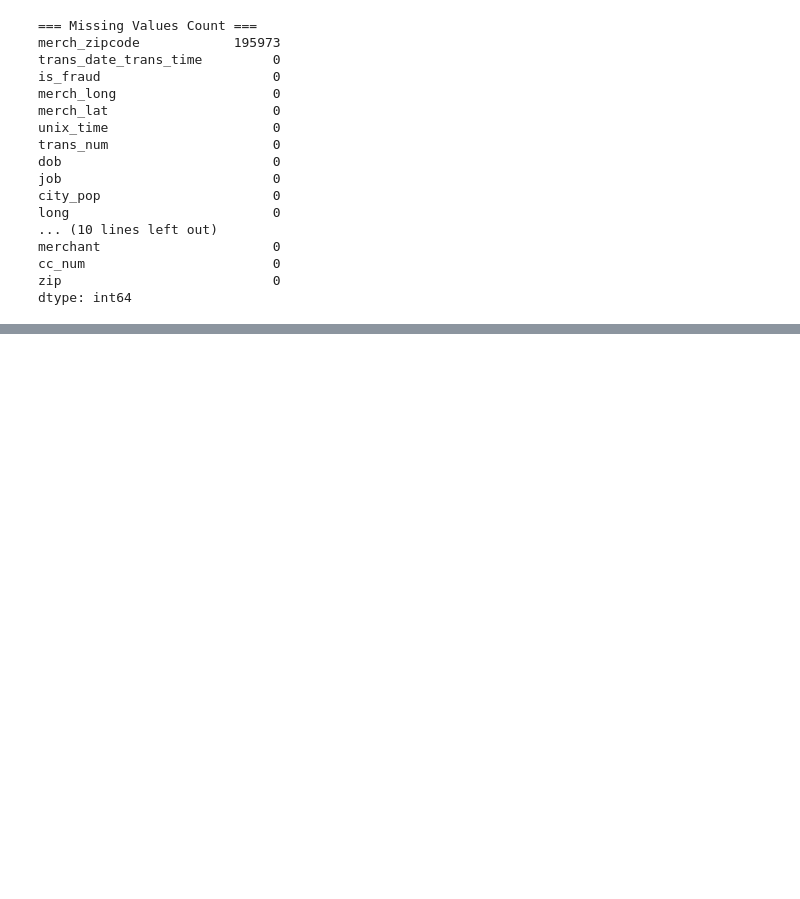
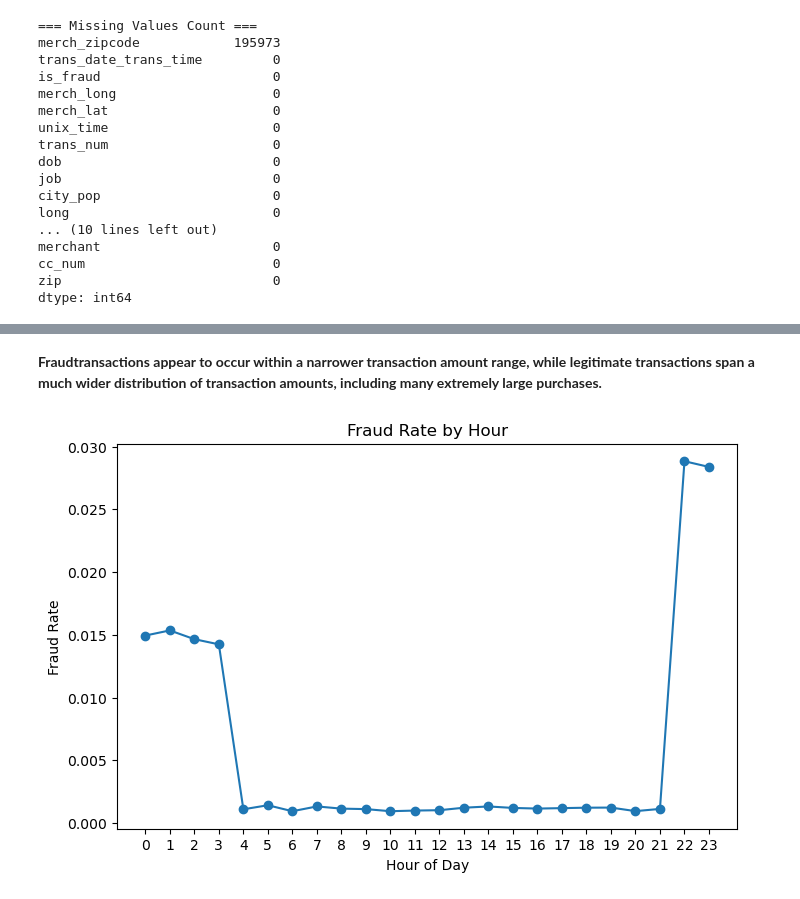
Before and after one commit to Makari0us/Data-231-card-fraud-detection, a Jupyter notebook: main.ipynb, the cells around one changed output, grey strips where cells are left out. Saved outputs shown, nothing was run; the diff lists cells and outputs as text; code cells hidden in the pictures; blank space fills up the shorter version.

```diff
--- a/main.ipynb
+++ b/main.ipynb
@@ -91,0 +204,22 @@ df[numeric_cols] = scaler.fit_transform(df[numeric_cols])
+# %% [markdown]
+**Fraudtransactions appear to occur within a narrower transaction amount range, while legitimate transactions span a much wider distribution of transaction amounts, including many extremely large purchases.**
+# %%
+fraud_by_hour = df.groupby("hour_raw")["is_fraud"].mean()
+
+plt.figure(figsize=(8,5))
+
+plt.plot(
+    fraud_by_hour.index,
+    fraud_by_hour.values,
+    marker="o"
+)
+
+plt.title("Fraud Rate by Hour")
+plt.xlabel("Hour of Day")
+plt.ylabel("Fraud Rate")
+
+plt.xticks(range(24))
+
+plt.show()
+# %% [output]
+[figure, added]
```
Also changed, not shown: parts of 25 cells of this notebook.
